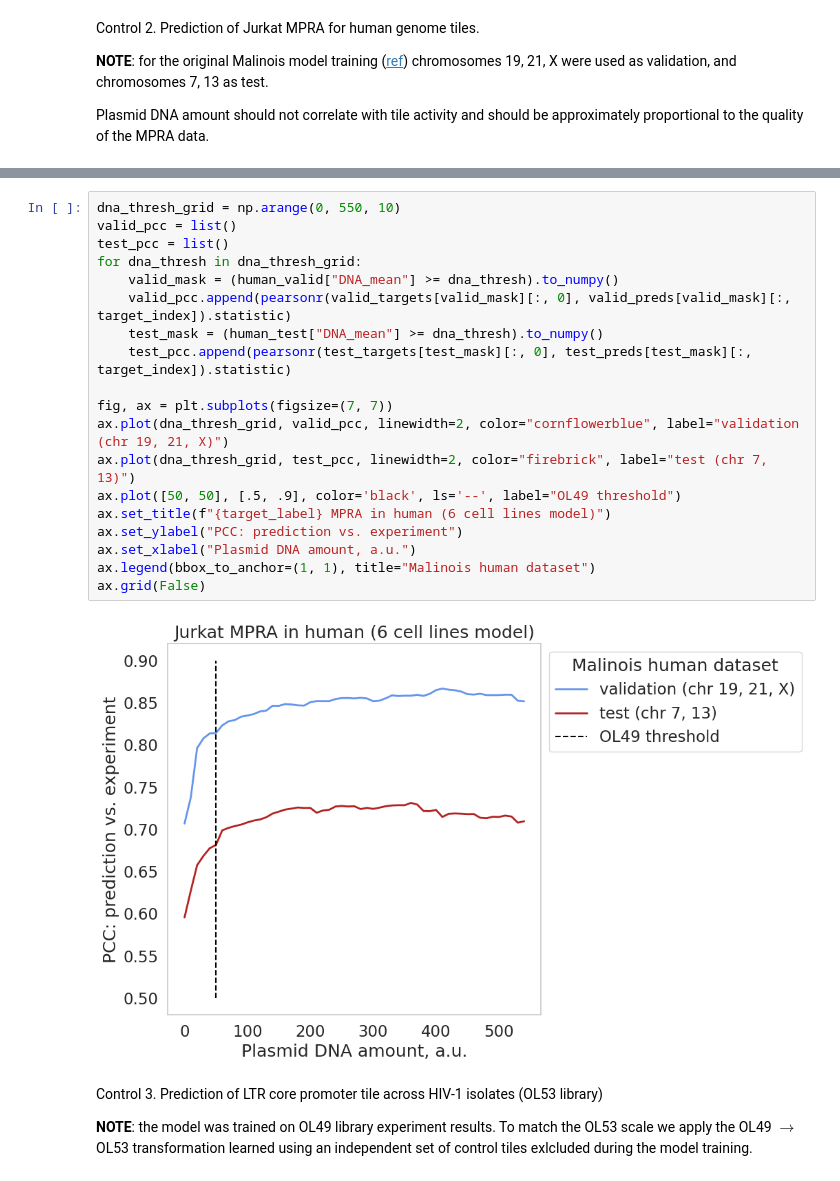
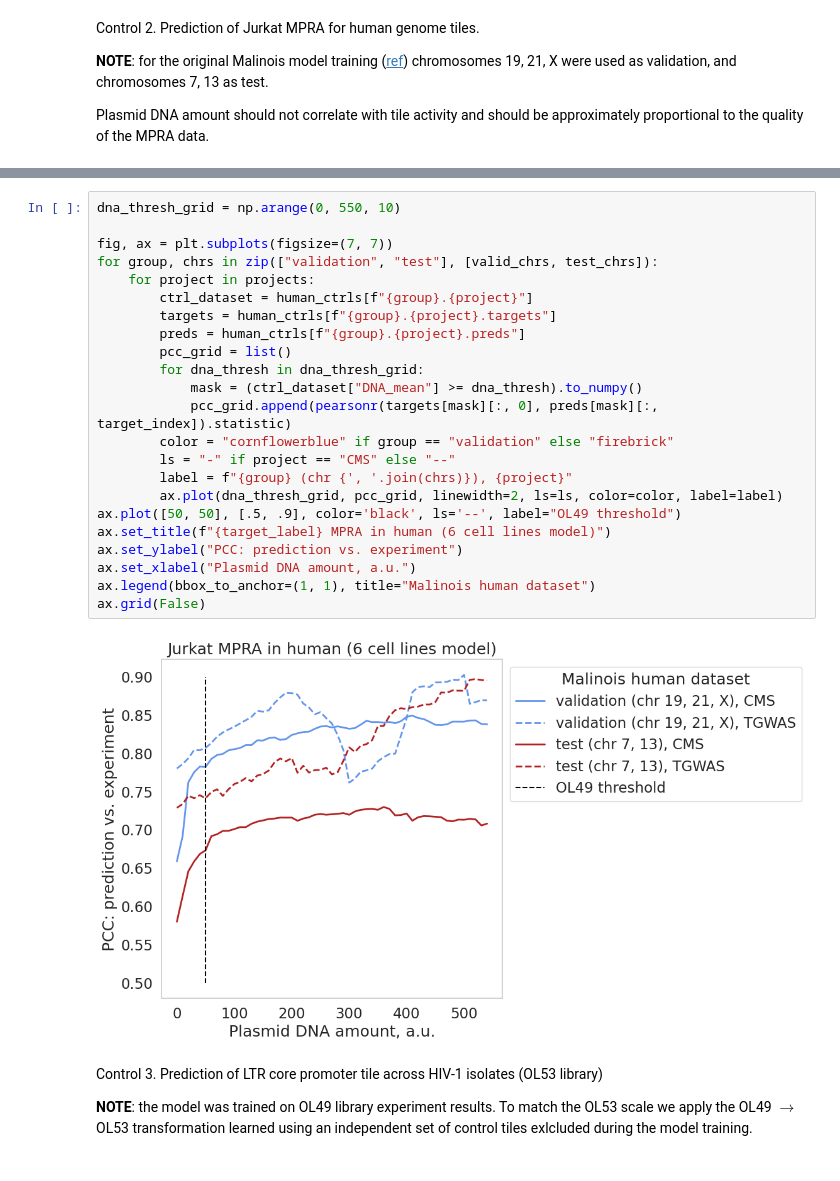
Before and after one commit to osyafinkelberg/mpra-predictor, a Jupyter notebook: notebooks/01_assess_mpra_predictor.ipynb, the cells around one changed output, grey strips where cells are left out. Cells and saved outputs as stored; diff of their text form.

Commit message:
make separate predictions for different human MPRA datasets

```diff
--- a/notebooks/01_assess_mpra_predictor.ipynb
+++ b/notebooks/01_assess_mpra_predictor.ipynb
@@ -187,24 +197,28 @@ Validation size: 2825, Test size: 5354
 # %%
 dna_thresh_grid = np.arange(0, 550, 10)
-valid_pcc = list()
-test_pcc = list()
-for dna_thresh in dna_thresh_grid:
-    valid_mask = (human_valid["DNA_mean"] >= dna_thresh).to_numpy()
-    valid_pcc.append(pearsonr(valid_targets[valid_mask][:, 0], valid_preds[valid_mask][:, target_index]).statistic)
-    test_mask = (human_test["DNA_mean"] >= dna_thresh).to_numpy()
-    test_pcc.append(pearsonr(test_targets[test_mask][:, 0], test_preds[test_mask][:, target_index]).statistic)
 
 fig, ax = plt.subplots(figsize=(7, 7))
-ax.plot(dna_thresh_grid, valid_pcc, linewidth=2, color="cornflowerblue", label="validation (chr 19, 21, X)")
-ax.plot(dna_thresh_grid, test_pcc, linewidth=2, color="firebrick", label="test (chr 7, 13)")
+for group, chrs in zip(["validation", "test"], [valid_chrs, test_chrs]):
+    for project in projects:
+        ctrl_dataset = human_ctrls[f"{group}.{project}"]
+        targets = human_ctrls[f"{group}.{project}.targets"]
+        preds = human_ctrls[f"{group}.{project}.preds"]
+        pcc_grid = list()
+        for dna_thresh in dna_thresh_grid:
+            mask = (ctrl_dataset["DNA_mean"] >= dna_thresh).to_numpy()
+            pcc_grid.append(pearsonr(targets[mask][:, 0], preds[mask][:, target_index]).statistic)
+        color = "cornflowerblue" if group == "validation" else "firebrick"
+        ls = "-" if project == "CMS" else "--"
+        label = f"{group} (chr {', '.join(chrs)}), {project}"
+        ax.plot(dna_thresh_grid, pcc_grid, linewidth=2, ls=ls, color=color, label=label)
 ax.plot([50, 50], [.5, .9], color='black', ls='--', label="OL49 threshold")
 ax.set_title(f"{target_label} MPRA in human (6 cell lines model)")
 ax.set_ylabel("PCC: prediction vs. experiment")
 ax.set_xlabel("Plasmid DNA amount, a.u.")
 ax.legend(bbox_to_anchor=(1, 1), title="Malinois human dataset")
 ax.grid(False)
 # %% [output]
-[figure, old version]
+[figure, new version]
 # %% [markdown]
 Control 3. Prediction of LTR core promoter tile across HIV-1 isolates (OL53 library)
 
```
Also changed, not shown: parts of 1 cell of this notebook.
